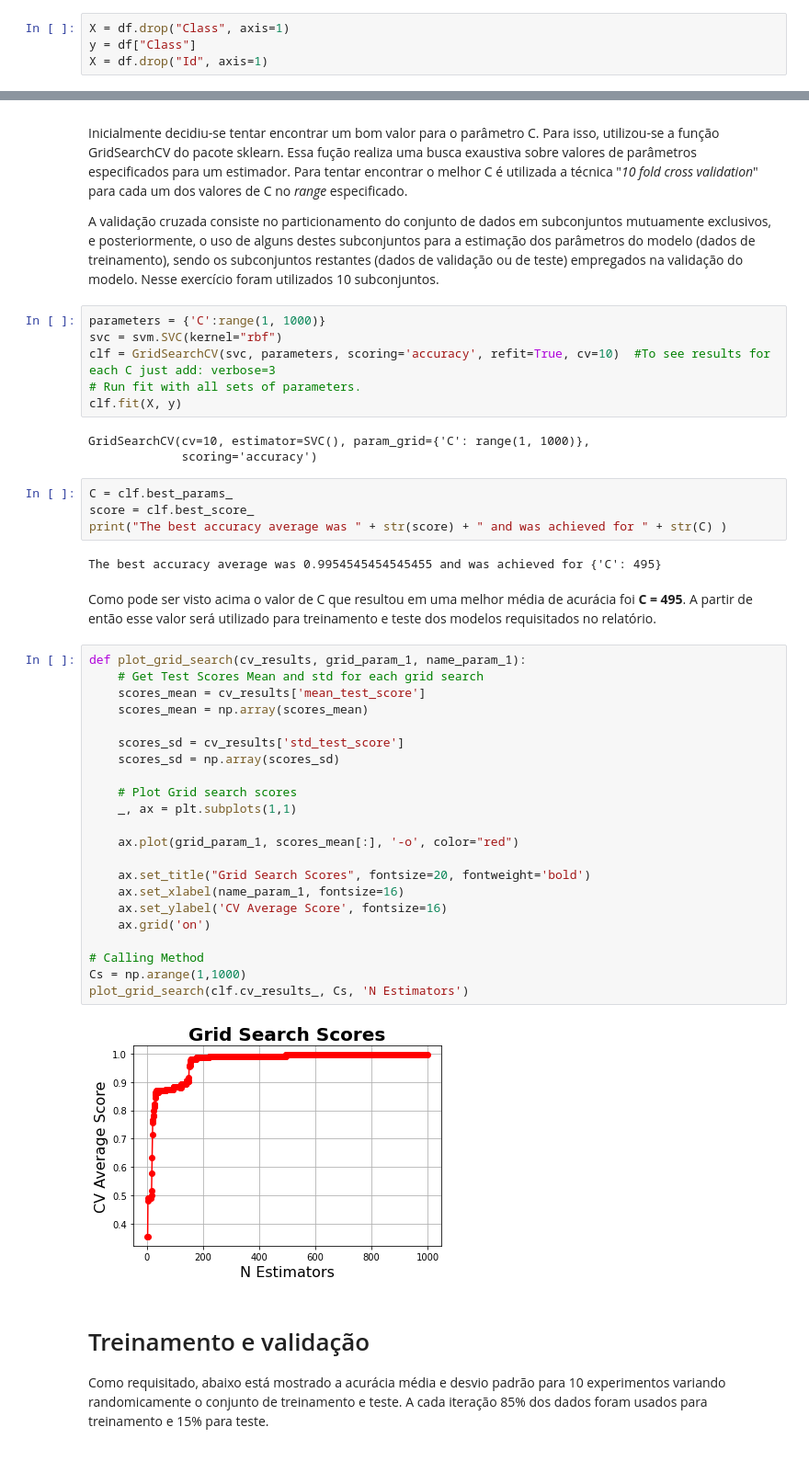
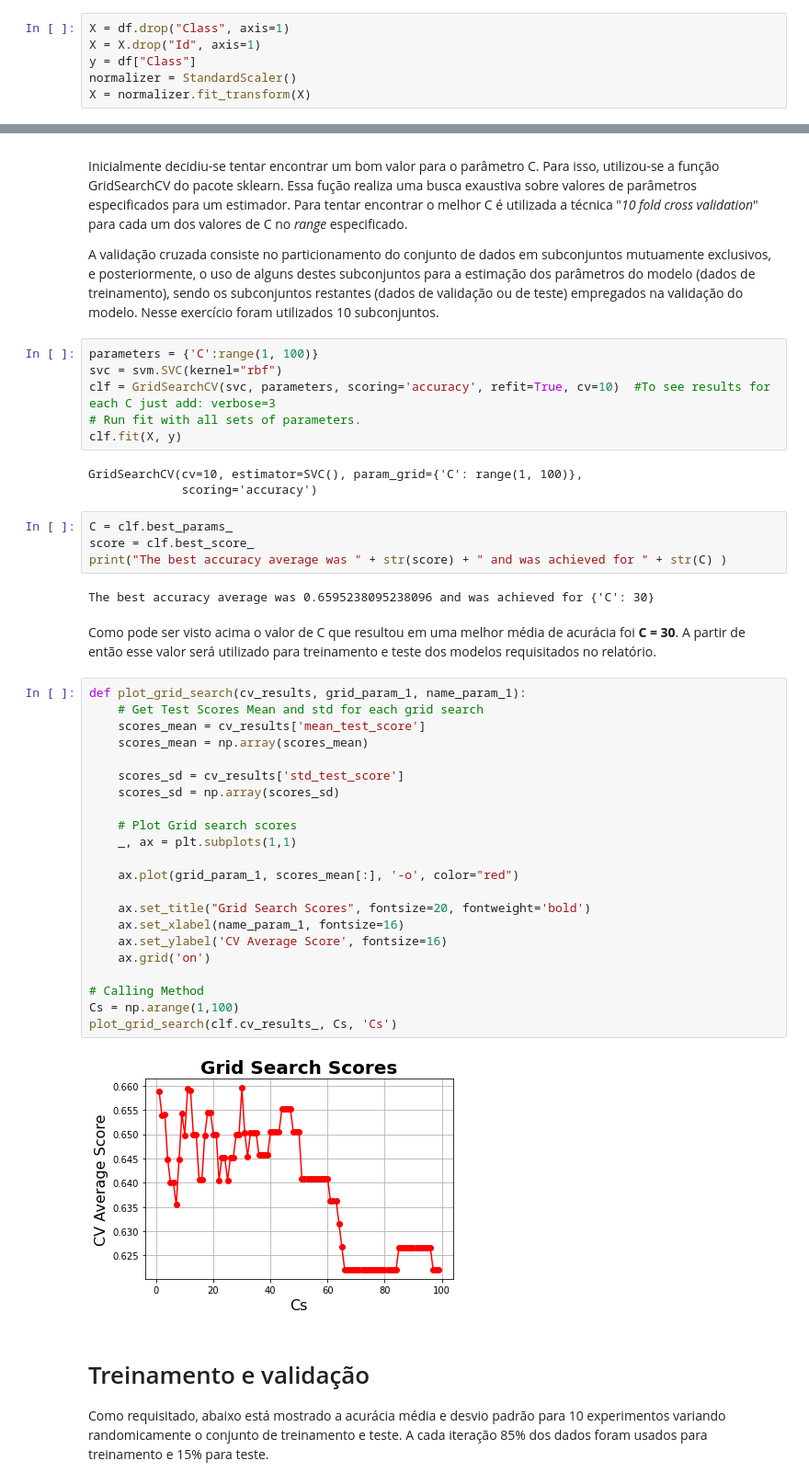
Before and after one commit to vcaitite/pattern-recognition-exercises, a Jupyter notebook: list_5/svm_classifier.ipynb, the cells around one changed output, grey strips where cells are left out. Shown at 92% size. Drawn from its saved outputs; the diff is of its cells as text.

```diff
--- a/list_5/svm_classifier.ipynb
+++ b/list_5/svm_classifier.ipynb
@@ -59,7 +63,9 @@ df.head()
 # %%
 X = df.drop("Class", axis=1)
+X = X.drop("Id", axis=1)
 y = df["Class"]
-X = df.drop("Id", axis=1)
+normalizer = StandardScaler()
+X = normalizer.fit_transform(X)
 # %% [markdown]
 # Definição do valor de C
 
@@ -68,46 +74,46 @@ Inicialmente decidiu-se tentar encontrar um bom valor para o parâmetro C. Para
 A validação cruzada consiste no particionamento do conjunto de dados em subconjuntos mutuamente exclusivos, e posteriormente, o uso de alguns destes subconjuntos para a estimação dos parâmetros do modelo (dados de treinamento), sendo os subconjuntos restantes (dados de validação ou de teste) empregados na validação do modelo.
 Nesse exercício foram utilizados 10 subconjuntos.
 # %%
-parameters = {'C':range(1, 1000)}
+parameters = {'C':range(1, 100)}
 svc = svm.SVC(kernel="rbf")
 clf = GridSearchCV(svc, parameters, scoring='accuracy', refit=True, cv=10)  #To see results for each C just add: verbose=3
 # Run fit with all sets of parameters.
 clf.fit(X, y)
 # %% [output]
-GridSearchCV(cv=10, estimator=SVC(), param_grid={'C': range(1, 1000)},
+GridSearchCV(cv=10, estimator=SVC(), param_grid={'C': range(1, 100)},
              scoring='accuracy')
 # %%
 C = clf.best_params_
 score = clf.best_score_
 print("The best accuracy average was " + str(score) + " and was achieved for " + str(C) )
 # %% [output]
-The best accuracy average was 0.9954545454545455 and was achieved for {'C': 495}
+The best accuracy average was 0.6595238095238096 and was achieved for {'C': 30}
 # %% [markdown]
-Como pode ser visto acima o valor de C que resultou em uma melhor média de acurácia foi **C = 495**. A partir de então esse valor será utilizado para treinamento e teste dos modelos requisitados no relatório.
+Como pode ser visto acima o valor de C que resultou em uma melhor média de acurácia foi **C = 30**. A partir de então esse valor será utilizado para treinamento e teste dos modelos requisitados no relatório.
 # %%
 def plot_grid_search(cv_results, grid_param_1, name_param_1):
     # Get Test Scores Mean and std for each grid search
     scores_mean = cv_results['mean_test_score']
     scores_mean = np.array(scores_mean)
 
     scores_sd = cv_results['std_test_score']
     scores_sd = np.array(scores_sd)
 
     # Plot Grid search scores
     _, ax = plt.subplots(1,1)
 
     ax.plot(grid_param_1, scores_mean[:], '-o', color="red")
 
     ax.set_title("Grid Search Scores", fontsize=20, fontweight='bold')
     ax.set_xlabel(name_param_1, fontsize=16)
     ax.set_ylabel('CV Average Score', fontsize=16)
     ax.grid('on')
 
 # Calling Method
-Cs = np.arange(1,1000)
-plot_grid_search(clf.cv_results_, Cs, 'N Estimators')
+Cs = np.arange(1,100)
+plot_grid_search(clf.cv_results_, Cs, 'Cs')
 # %% [output]
-[figure, old version]
+[figure, new version]
 # %% [markdown]
 # Treinamento e validação
 
```
Also changed, not shown: parts of 6 cells of this notebook, 1 other file.
